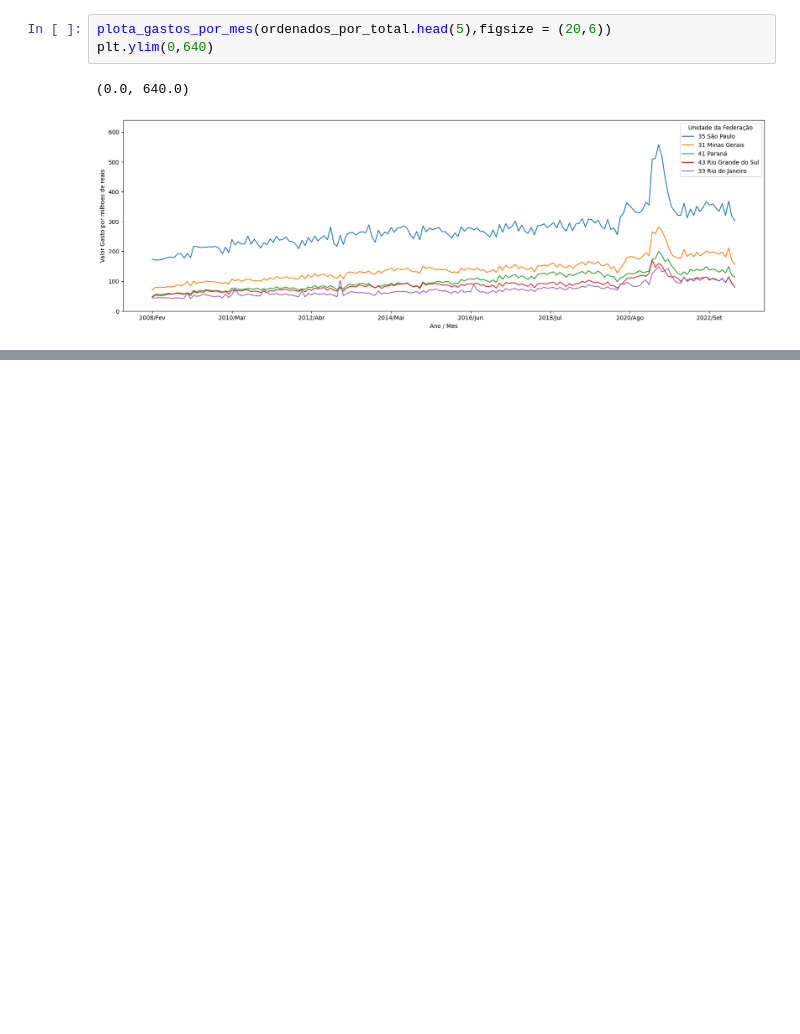
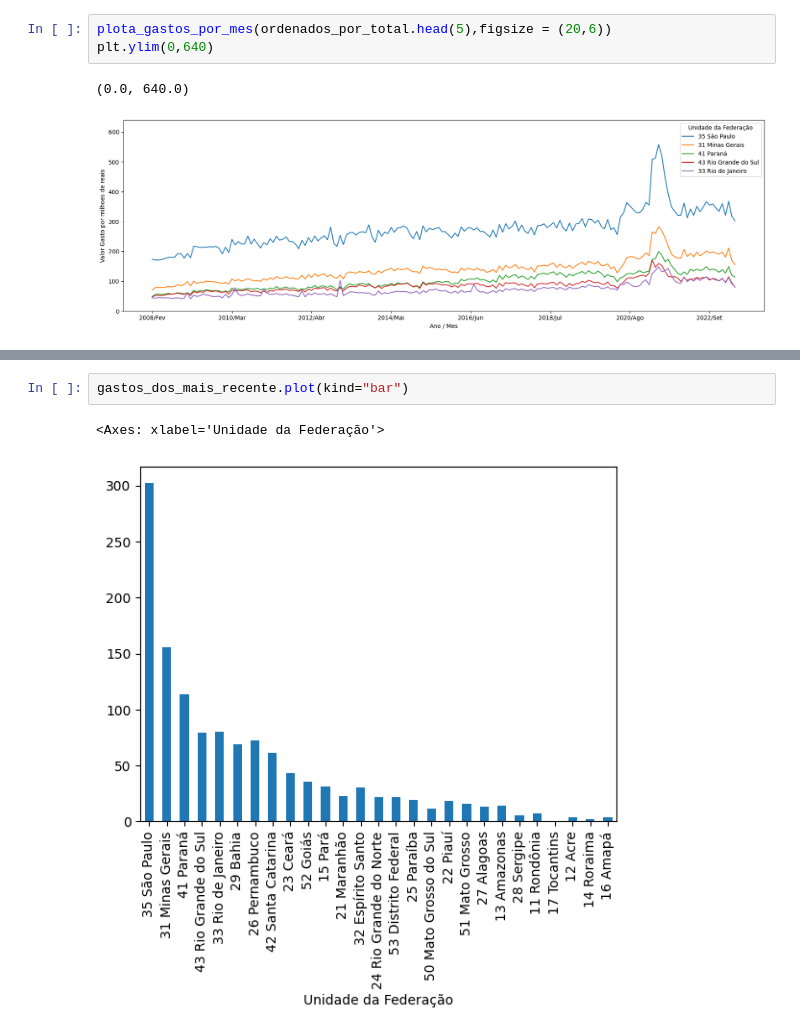
Before and after one commit to vitorsarilio/Pos_Tech_Data_Analytics, a Jupyter notebook: Notebooks/Producao_Hospitalar.ipynb, the cells around one changed output, grey strips where cells are left out. Saved outputs shown, nothing was run; the diff lists cells and outputs as text; blank space fills up the shorter version.

```diff
--- a/Notebooks/Producao_Hospitalar.ipynb
+++ b/Notebooks/Producao_Hospitalar.ipynb
@@ -383,0 +411,5 @@ plt.ylim(0,640)
+# %%
+gastos_dos_mais_recente.plot(kind="bar")
+# %% [output]
+<Axes: xlabel='Unidade da Federação'>
+[figure, added]
```
Also changed, not shown: parts of 12 cells of this notebook.
